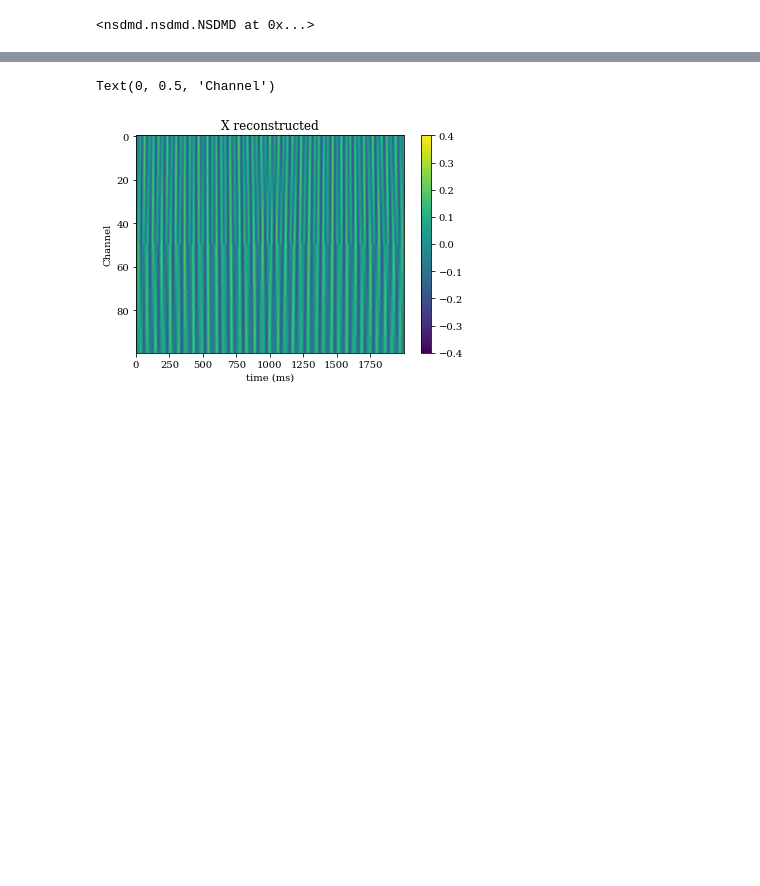
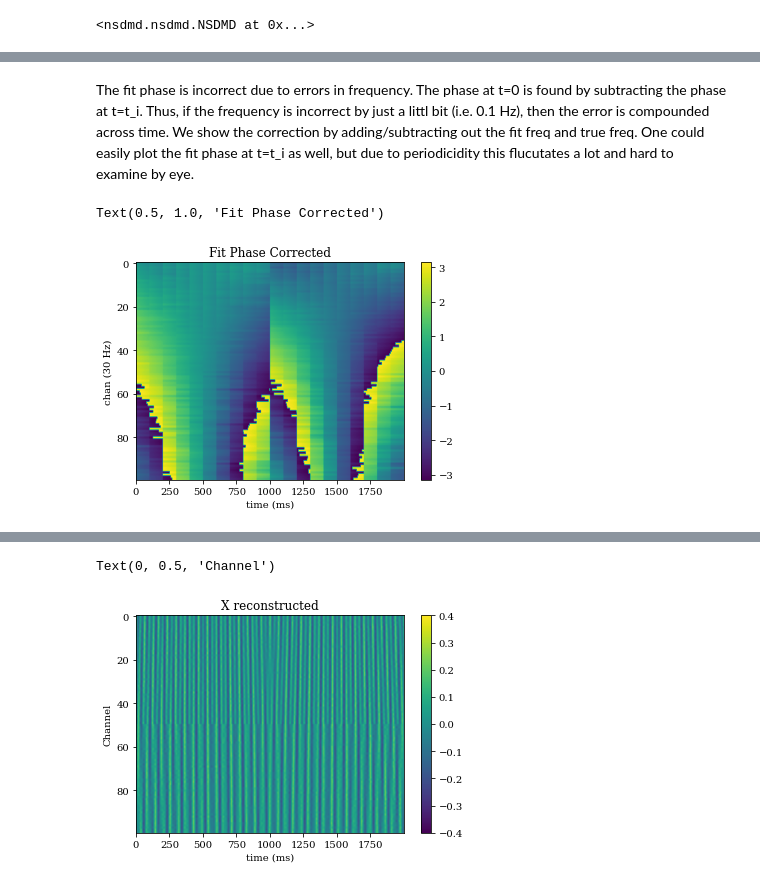
Before and after one commit to learning-2-learn/nsdmd, a Jupyter notebook: examples/spatial_phase_drift_demo.ipynb, the cells around one changed output, grey strips where cells are left out. Drawn from its saved outputs; the diff is of its cells as text; code cells hidden in the pictures; blank space fills up the shorter version.

Commit message:
Corrected comparisons of phi

```diff
--- a/examples/spatial_phase_drift_demo.ipynb
+++ b/examples/spatial_phase_drift_demo.ipynb
@@ -151,12 +135,0 @@ Text(0.5, 0, 'time (ms)')
-# %%
-plt.rc('font', family='serif')
-
-fig = plt.figure(figsize=(4, 3))
-ax = fig.add_subplot(1, 1, 1)
-ax.tick_params(axis='both',which='both',direction='in',right=True,top=True)
-
-cax = ax.imshow(np.angle(phi_hat[1]).T, aspect='auto')
-cbar = fig.colorbar(cax)
-cbar.set_label('Phase (rad)', rotation=270)
-ax.set_ylabel('chan (30 Hz late)')
-ax.set_xlabel('time (ms)')
@@ -166,12 +135,0 @@ Text(0.5, 0, 'time (ms)')
-# %%
-plt.rc('font', family='serif')
-
-fig = plt.figure(figsize=(4, 3))
-ax = fig.add_subplot(1, 1, 1)
-ax.tick_params(axis='both',which='both',direction='in',right=True,top=True)
-
-cax = ax.imshow(np.angle(phi_hat[2]).T, aspect='auto')
-cbar = fig.colorbar(cax)
-cbar.set_label('Phase (rad)', rotation=270)
-ax.set_ylabel('chan (17 Hz)')
-ax.set_xlabel('time (ms)')
@@ -213,0 +145,25 @@ IndexError: too many indices for array: array is 1-dimensional, but 2 were index
+# %% [markdown]
+The fit phase is incorrect due to errors in frequency. The phase at t=0 is found by subtracting the phase at t=t_i. Thus, if the frequency is incorrect by just a littl bit (i.e. 0.1 Hz), then the error is compounded across time. We show the correction by adding/subtracting out the fit freq and true freq. One could easily plot the fit phase at t=t_i as well, but due to periodicidity this flucutates a lot and hard to examine by eye.
+# %%
+temp1 = (np.angle(phi_hat[0].T)\
+    -(2*np.pi*(f2-np.mean(freq_hat[0]))*np.arange(2000) / sr)\
+    + np.pi) \
+    % (2*np.pi) - np.pi
+
+temp2 = (np.angle(phi_hat[1].T)\
+    -(2*np.pi*(f2-np.mean(freq_hat[1]))*np.arange(2000) / sr)\
+    + np.pi) \
+    % (2*np.pi) - np.pi
+temp3 = temp1.copy()
+temp3[:,1000:] = temp2[:,1000:]
+
+plt.imshow(
+    temp3,
+    aspect='auto')
+plt.colorbar()
+plt.xlabel('time (ms)')
+plt.ylabel('chan (30 Hz)')
+plt.title('Fit Phase Corrected')
+# %% [output]
+Text(0.5, 1.0, 'Fit Phase Corrected')
+[figure, added]
```
Also changed, not shown: parts of 15 cells of this notebook.
